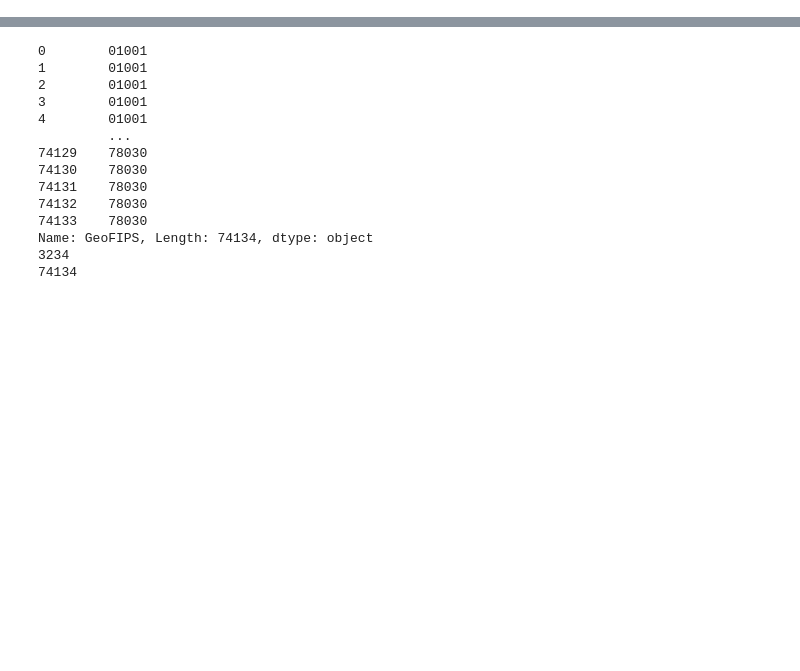
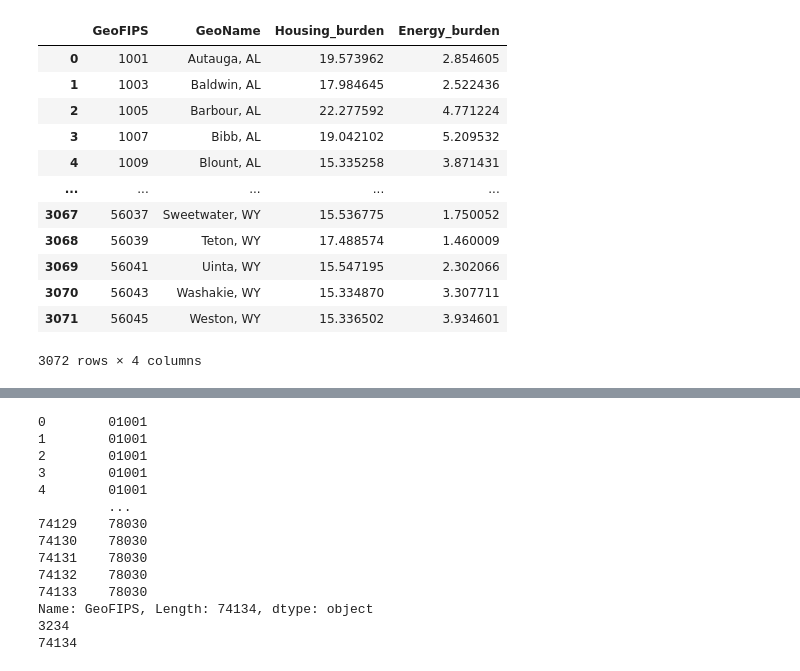
Before and after one commit to BasisResearch/cities, a Jupyter notebook: docs/experimental_notebooks/data_processing/clean_scrapbook.ipynb, the cells around one changed output, grey strips where cells are left out. Saved outputs shown, nothing was run; the diff lists cells and outputs as text; code cells hidden in the pictures; blank space fills up the shorter version.

```diff
--- a/docs/experimental_notebooks/data_processing/clean_scrapbook.ipynb
+++ b/docs/experimental_notebooks/data_processing/clean_scrapbook.ipynb
@@ -41,0 +72,4 @@ root = find_repo_root()
+# %%
+list_variables = ['Housing burden (percent)', 'Energy burden']
+
+burdens = communities_tracts_to_counties(communities, list_variables)
@@ -41,0 +100,30 @@ root = find_repo_root()
+# %%
+burdens['GeoFIPS'] = burdens['GeoFIPS'].astype(np.int64)
+
+common_fips = np.intersect1d(burdens['GeoFIPS'].unique(), gdp['GeoFIPS'].unique())
+burdens = burdens[burdens['GeoFIPS'].isin(common_fips)]
+burdens = burdens.merge(gdp[['GeoFIPS', 'GeoName']], on='GeoFIPS', how='left')
+
+
+burdens = burdens[['GeoFIPS', 'GeoName', 'Housing burden (percent)', 'Energy burden']]
+
+burdens.columns = ['GeoFIPS', 'GeoName', 'Housing_burden', 'Energy_burden']
+
+columns_to_trans = burdens.columns[-2:]
+burdens[columns_to_trans] = burdens[columns_to_trans].astype('float64')
+# %%
+burdens
+# %% [output]
+|  | GeoFIPS | GeoName | Housing_burden | Energy_burden |
+| 0 | 1001 | Autauga, AL | 19.573962 | 2.854605 |
+| 1 | 1003 | Baldwin, AL | 17.984645 | 2.522436 |
+| 2 | 1005 | Barbour, AL | 22.277592 | 4.771224 |
+| 3 | 1007 | Bibb, AL | 19.042102 | 5.209532 |
+| 4 | 1009 | Blount, AL | 15.335258 | 3.871431 |
+| ... | ... | ... | ... | ... |
+| 3067 | 56037 | Sweetwater, WY | 15.536775 | 1.750052 |
+| 3068 | 56039 | Teton, WY | 17.488574 | 1.460009 |
+| 3069 | 56041 | Uinta, WY | 15.547195 | 2.302066 |
+| 3070 | 56043 | Washakie, WY | 15.334870 | 3.307711 |
+| 3071 | 56045 | Weston, WY | 15.336502 | 3.934601 |
+3072 rows × 4 columns
```
Also changed, not shown: parts of 26 cells of this notebook, 7 other files.
